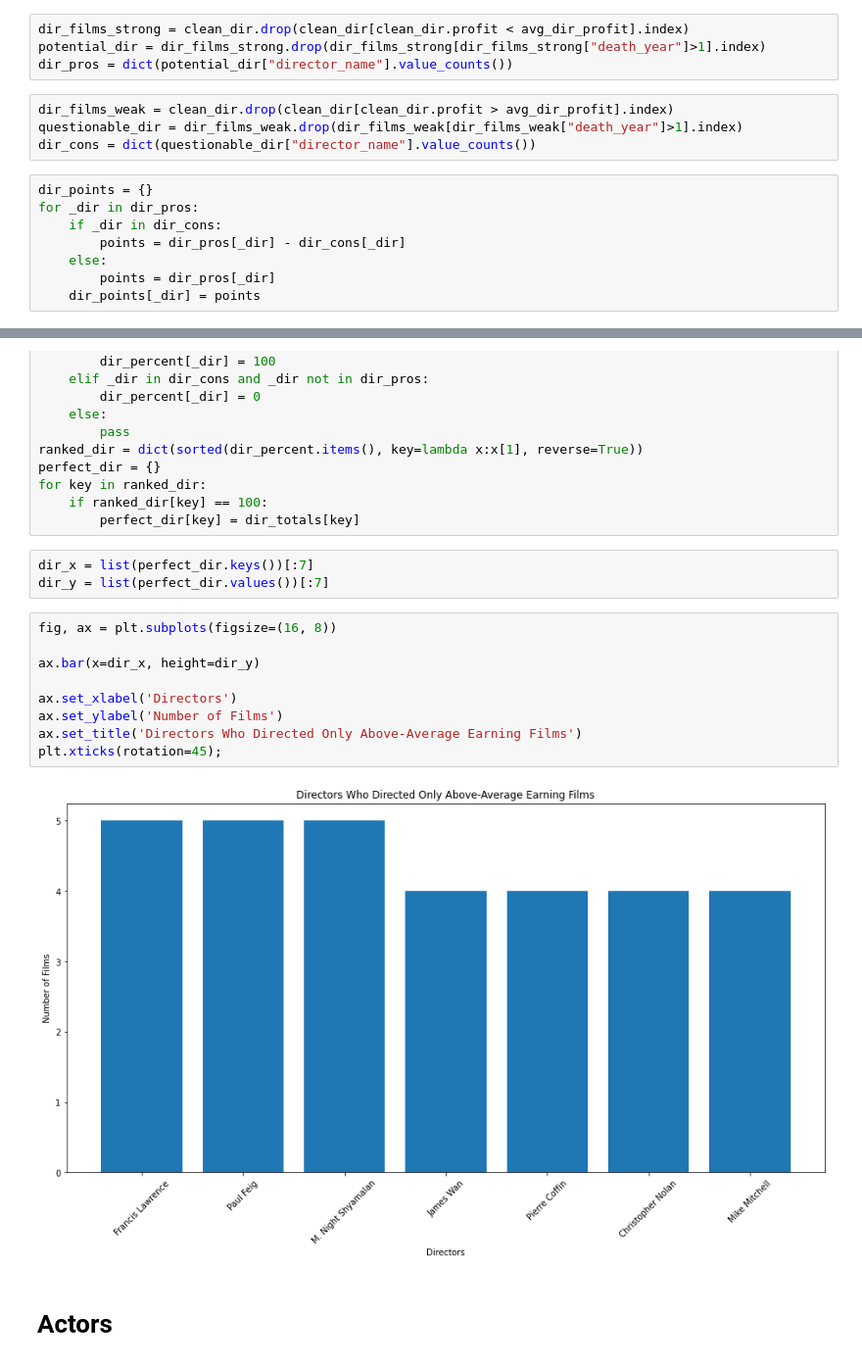
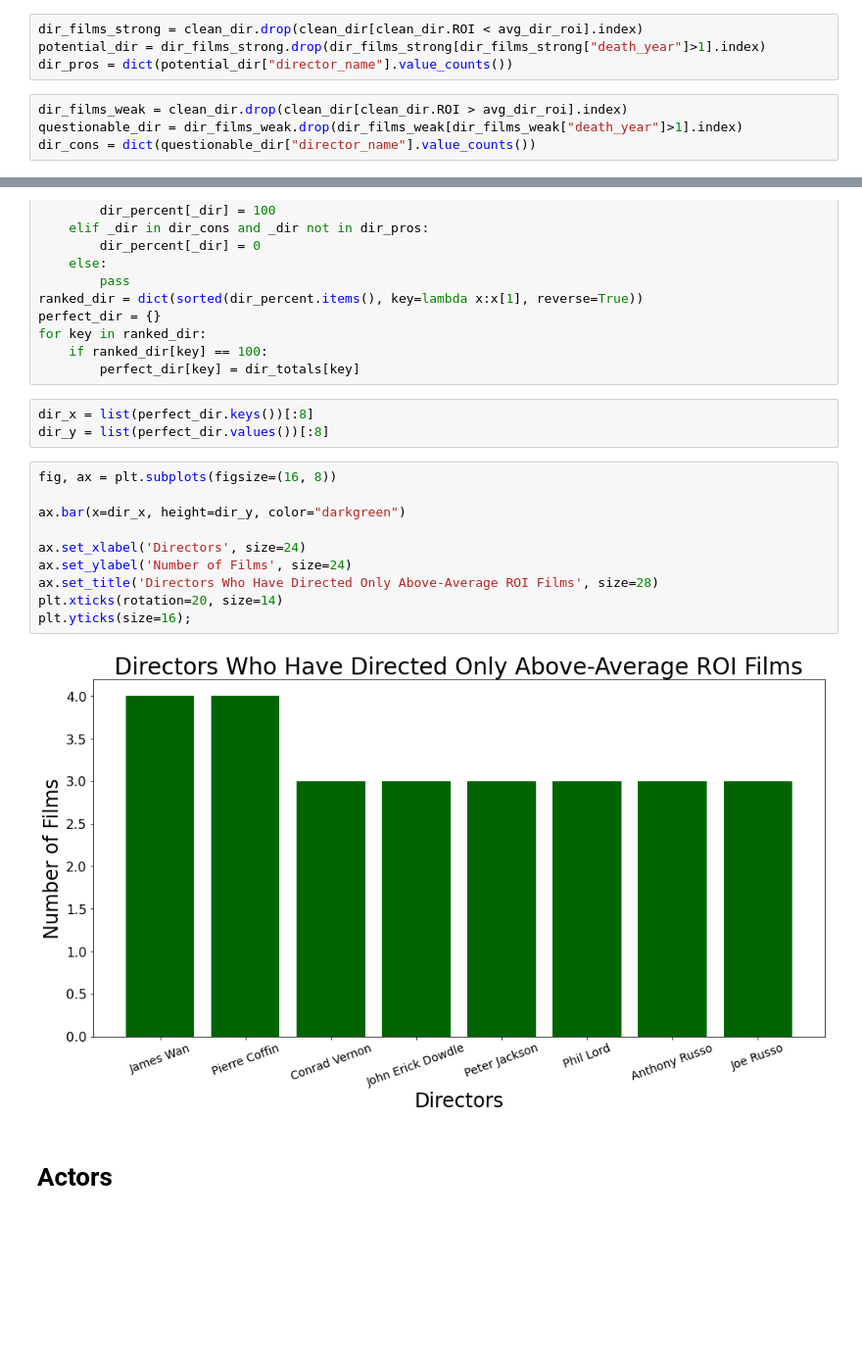
Before and after one commit to DrewFHolcombe/movie_studio_analysis, a Jupyter notebook: Scratch_Code/Drew - Scratch Code.ipynb, the cells around one changed output, grey strips where cells are left out. Shown at 98% size. Cells and saved outputs as stored; diff of their text form; blank space fills up the shorter version.

```diff
--- a/Scratch_Code/Drew - Scratch Code.ipynb
+++ b/Scratch_Code/Drew - Scratch Code.ipynb
@@ -126,19 +130,11 @@ avg_dir_profit = clean_dir.drop_duplicates(subset="movie").mean()["profit"]
 # %%
-dir_films_strong = clean_dir.drop(clean_dir[clean_dir.profit < avg_dir_profit].index)
+dir_films_strong = clean_dir.drop(clean_dir[clean_dir.ROI < avg_dir_roi].index)
 potential_dir = dir_films_strong.drop(dir_films_strong[dir_films_strong["death_year"]>1].index)
 dir_pros = dict(potential_dir["director_name"].value_counts())
 # %%
-dir_films_weak = clean_dir.drop(clean_dir[clean_dir.profit > avg_dir_profit].index)
+dir_films_weak = clean_dir.drop(clean_dir[clean_dir.ROI > avg_dir_roi].index)
 questionable_dir = dir_films_weak.drop(dir_films_weak[dir_films_weak["death_year"]>1].index)
 dir_cons = dict(questionable_dir["director_name"].value_counts())
-# %%
-dir_points = {}
-for _dir in dir_pros:
-    if _dir in dir_cons:
-        points = dir_pros[_dir] - dir_cons[_dir]
-    else:
-        points = dir_pros[_dir]
-    dir_points[_dir] = points
 # %%
 dir_totals = dict(clean_dir["director_name"].value_counts())
 # %%
@@ -158,19 +154,20 @@ for key in ranked_dir:
     if ranked_dir[key] == 100:
         perfect_dir[key] = dir_totals[key]
 # %%
-dir_x = list(perfect_dir.keys())[:7]
-dir_y = list(perfect_dir.values())[:7]
+dir_x = list(perfect_dir.keys())[:8]
+dir_y = list(perfect_dir.values())[:8]
 # %%
 fig, ax = plt.subplots(figsize=(16, 8))
 
-ax.bar(x=dir_x, height=dir_y)
+ax.bar(x=dir_x, height=dir_y, color="darkgreen")
 
-ax.set_xlabel('Directors')
-ax.set_ylabel('Number of Films')
-ax.set_title('Directors Who Directed Only Above-Average Earning Films')
-plt.xticks(rotation=45);
+ax.set_xlabel('Directors', size=24)
+ax.set_ylabel('Number of Films', size=24)
+ax.set_title('Directors Who Have Directed Only Above-Average ROI Films', size=28)
+plt.xticks(rotation=20, size=14)
+plt.yticks(size=16);
 # %% [output]
-[figure, old version]
+[figure, new version]
 # %% [markdown]
 # Actors
 # %%
```
Also changed, not shown: parts of 20 cells of this notebook.
